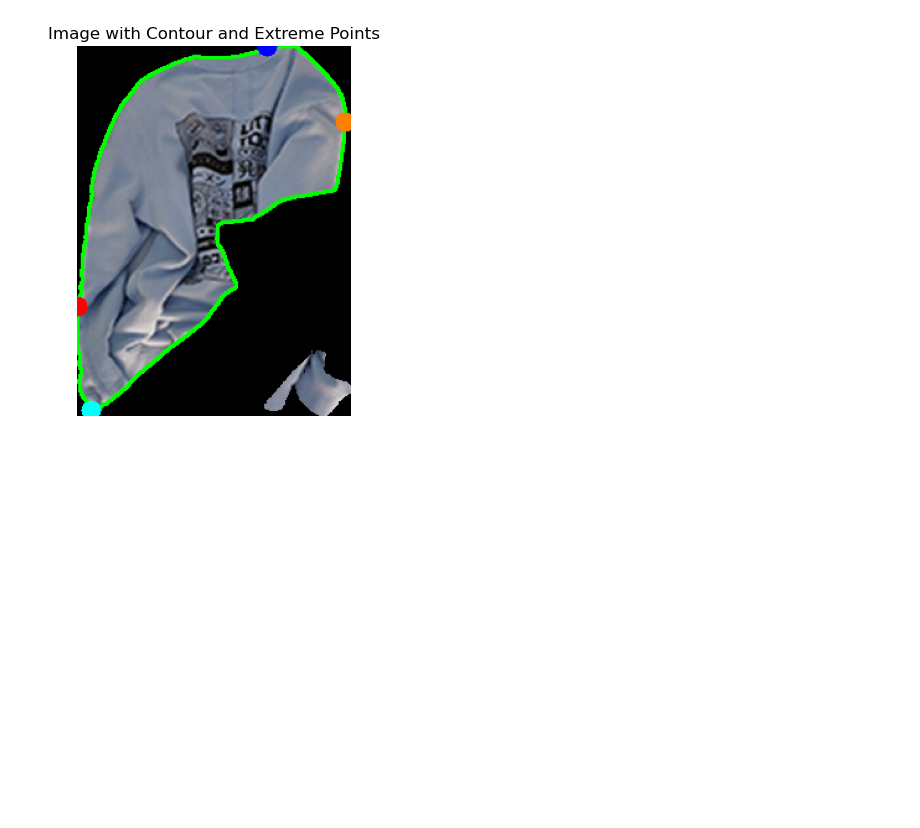
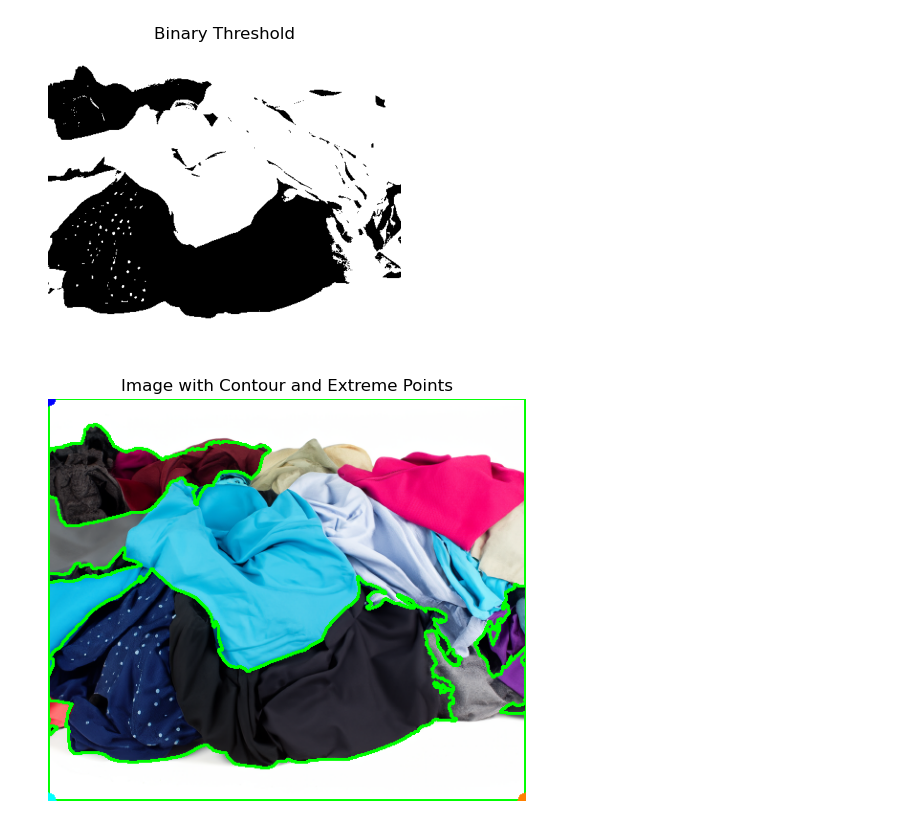
Before and after one commit to kohnmart/master-projekt, a Jupyter notebook: notebooks/preprocessing/contours.ipynb, the cells around one changed output. Cells and saved outputs as stored; diff of their text form; code cells hidden in the pictures; blank space fills up the shorter version.

```diff
--- a/notebooks/preprocessing/contours.ipynb
+++ b/notebooks/preprocessing/contours.ipynb
@@ -18,45 +18,55 @@ import matplotlib.pyplot as plt
 def find_contours_and_extreme_points(image_path):
     image = cv2.imread(image_path)
     gray = cv2.cvtColor(image, cv2.COLOR_BGR2GRAY)
-    blurred = cv2.GaussianBlur(gray, (5, 5), 0)
-    _, thresh = cv2.threshold(blurred, 10, 255, cv2.THRESH_BINARY)
+    blurred = cv2.GaussianBlur(gray, (1, 1), 0)
+    _, thresh = cv2.threshold(blurred, 70, 105, cv2.THRESH_BINARY)
 
     # Find contours
     contours, _ = cv2.findContours(thresh, cv2.RETR_EXTERNAL, cv2.CHAIN_APPROX_SIMPLE)
+    plt.figure(figsize=(10, 5))
+    plt.subplot(1, 2, 1)
+    plt.imshow(thresh, cmap='gray')
+    plt.title('Binary Threshold')
+    plt.axis('off')
 
     # Assume largest contour is our object of interest
     if contours:
         c = max(contours, key=cv2.contourArea)
         # Compute the bounding box of the contour
         x, y, w, h = cv2.boundingRect(c)
 
         # Draw the contour and bounding box
         cv2.drawContours(image, [c], -1, (0, 255, 0), 2)
-        #cv2.rectangle(image, (x, y), (x + w, y + h), (0, 255, 0), 2)
+        cv2.rectangle(image, (x, y), (x + w, y + h), (0, 255, 0), 2)
 
         # Calculate extreme points
         leftmost = tuple(c[c[:, :, 0].argmin()][0])
         rightmost = tuple(c[c[:, :, 0].argmax()][0])
         topmost = tuple(c[c[:, :, 1].argmin()][0])
         bottommost = tuple(c[c[:, :, 1].argmax()][0])
 
         # Draw extreme points
         cv2.circle(image, leftmost, 8, (0, 0, 255), -1)
         cv2.circle(image, rightmost, 8, (0, 128, 255), -1)
         cv2.circle(image, topmost, 8, (255, 0, 0), -1)
         cv2.circle(image, bottommost, 8, (255, 255, 0), -1)
 
+        plt.figure(figsize=(10, 5))
+        plt.subplot(1, 2, 1)
         plt.imshow(cv2.cvtColor(image, cv2.COLOR_BGR2RGB))
         plt.title('Image with Contour and Extreme Points')
         plt.axis('off')
-        plt.show()
+
+    plt.tight_layout()
+    plt.show()
 
 
 #file_name = 'tshirt_0070.jpg'
-file_name = 'tshirt_7070.jpg'
+file_name = 'mixed_0004.png'
 
 img_path = get_training_data_path(file_name)
 # Example usage
 find_contours_and_extreme_points(img_path)
 # %% [output]
-[figure, old version]
+[figure, new version]
+[figure, added]
```
Also changed, not shown: 22 other files.
